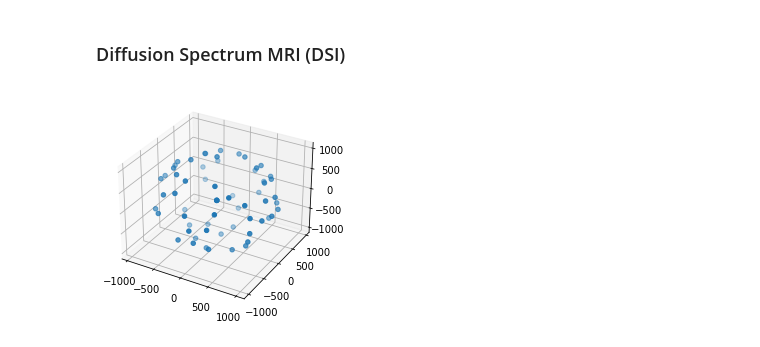
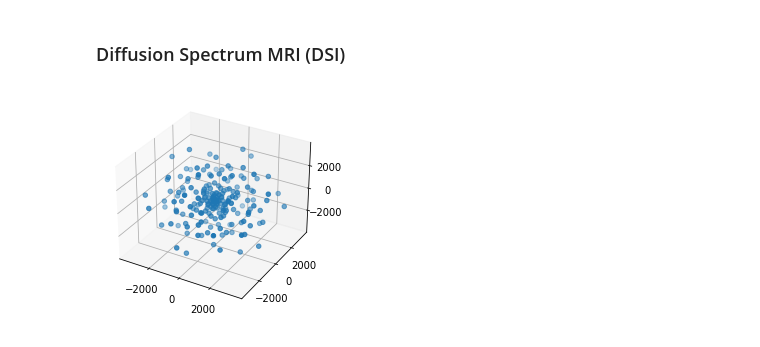
Before and after one commit to nipreps/nipreps-book, a Jupyter notebook: docs/dwi/02-intro_dmri.ipynb, the cells around one changed output. Drawn from its saved outputs; the diff is of its cells as text; code cells hidden in the pictures.

```diff
--- a/docs/dwi/02-intro_dmri.ipynb
+++ b/docs/dwi/02-intro_dmri.ipynb
@@ -158,9 +168,9 @@ gtab = DiffusionGradientTable(dwi_file=fraw, bvecs=fbvec, bvals=fbval)
+# %%
+gt_bvals, gt_bvecs = read_bvals_bvecs(fbval, fbvec)
 # %%
 fig = plt.figure()
 ax = fig.add_subplot(111, projection="3d")
-ax.scatter(gtab.gradients.T[0] * gtab.gradients.T[3],
-           gtab.gradients.T[1] * gtab.gradients.T[3],
-           gtab.gradients.T[2] * gtab.gradients.T[3])
+ax.scatter(gt_bvecs.T[0] * gt_bvals, gt_bvecs.T[1] * gt_bvals, gt_bvecs.T[2] * gt_bvals)
 plt.show()
 # %% [output]
-[figure, old version]
+[figure, new version]
```
Also changed, not shown: parts of 9 cells of this notebook, 5 other files.
